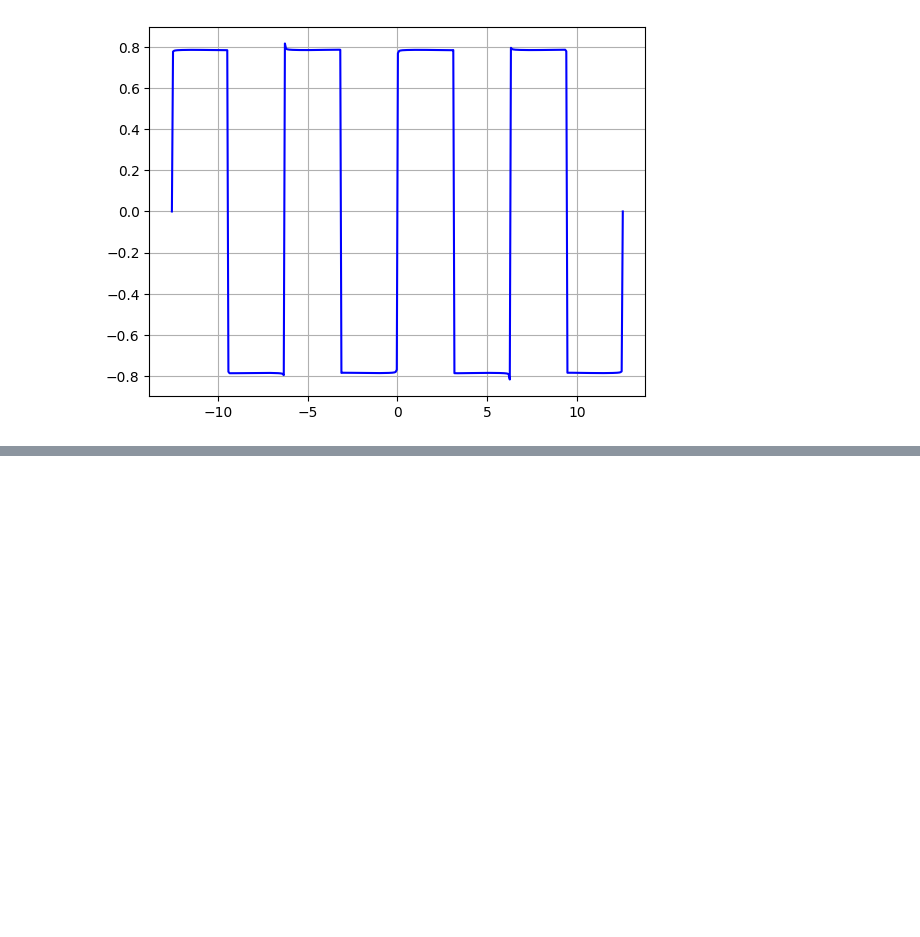
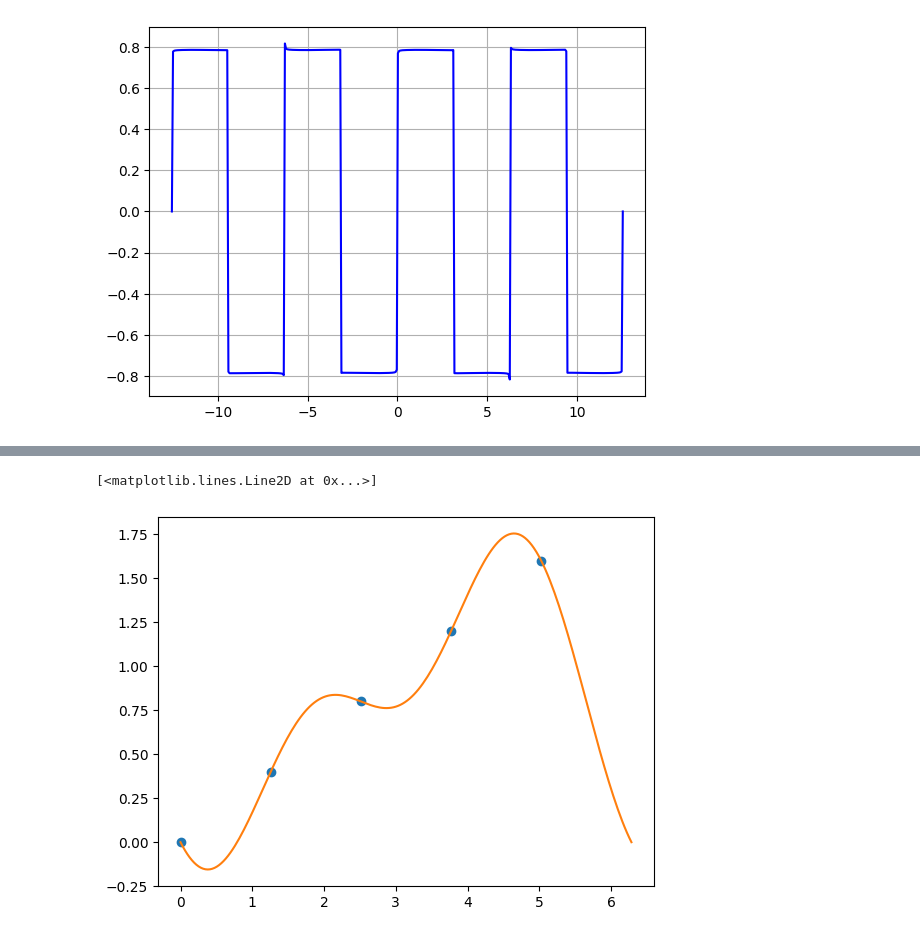
Before and after one commit to ManuLosta/calculo-numerico, a Jupyter notebook: fourier.ipynb, the cells around one changed output, grey strips where cells are left out. Saved outputs shown, nothing was run; the diff lists cells and outputs as text; code cells hidden in the pictures; blank space fills up the shorter version.

```diff
--- a/fourier.ipynb
+++ b/fourier.ipynb
@@ -55,0 +114,11 @@ plt.plot(x_1, y_1)
+# %%
+x2 = [0, 2*math.pi / 5, 4*math.pi / 5, 6*math.pi / 5, 8*math.pi / 5]
+y2 = [0, 0.4, 0.8, 1.2, 1.6]
+
+y_f = [fourier(x1, 2, x2, y2) for x1 in x_1]
+
+plt.plot(x2, y2, 'o')
+plt.plot(x_1, y_f)
+# %% [output]
+[<matplotlib.lines.Line2D at 0x...>]
+[figure, added]
```
Also changed, not shown: parts of 4 cells of this notebook, 3 other files.
